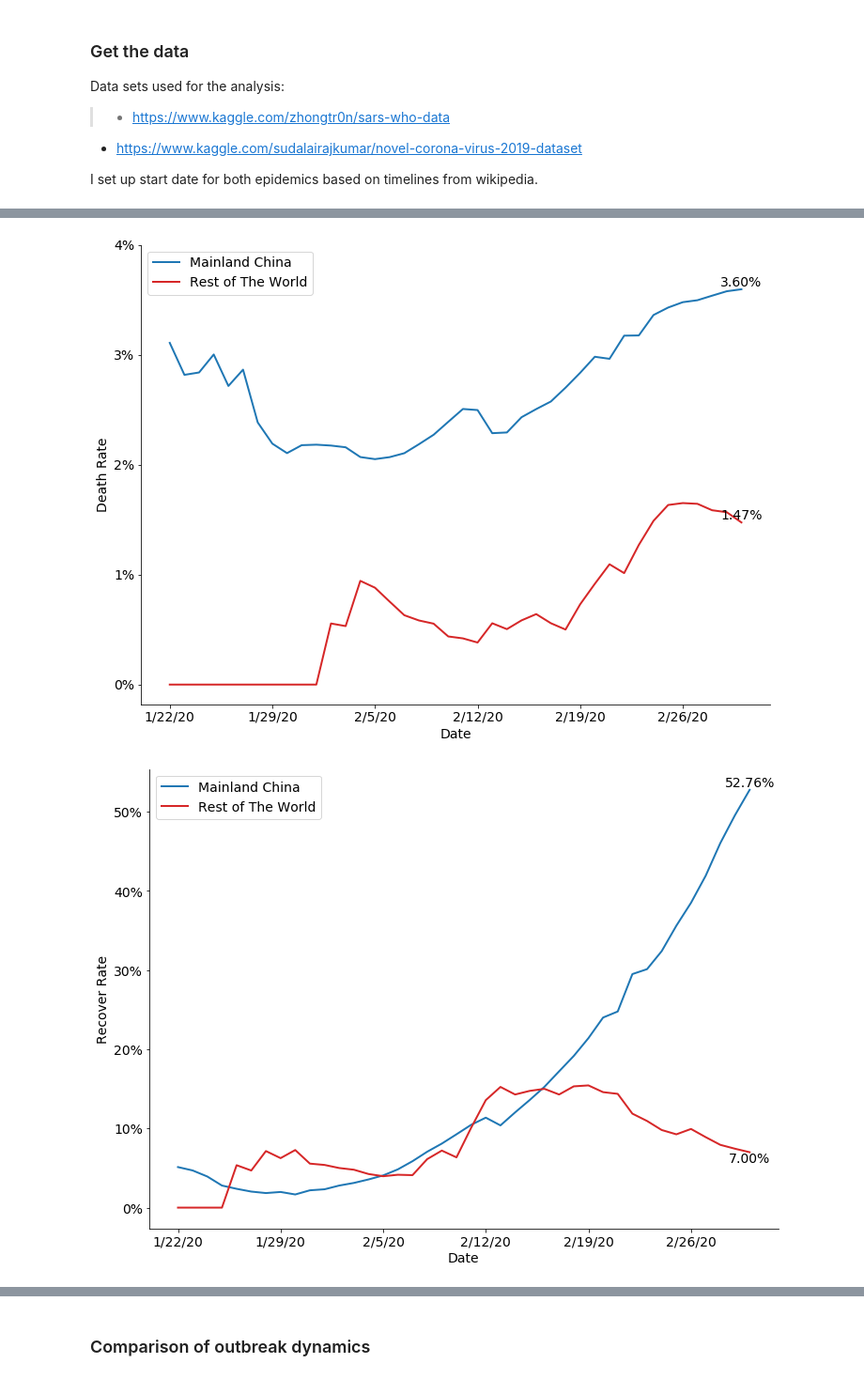
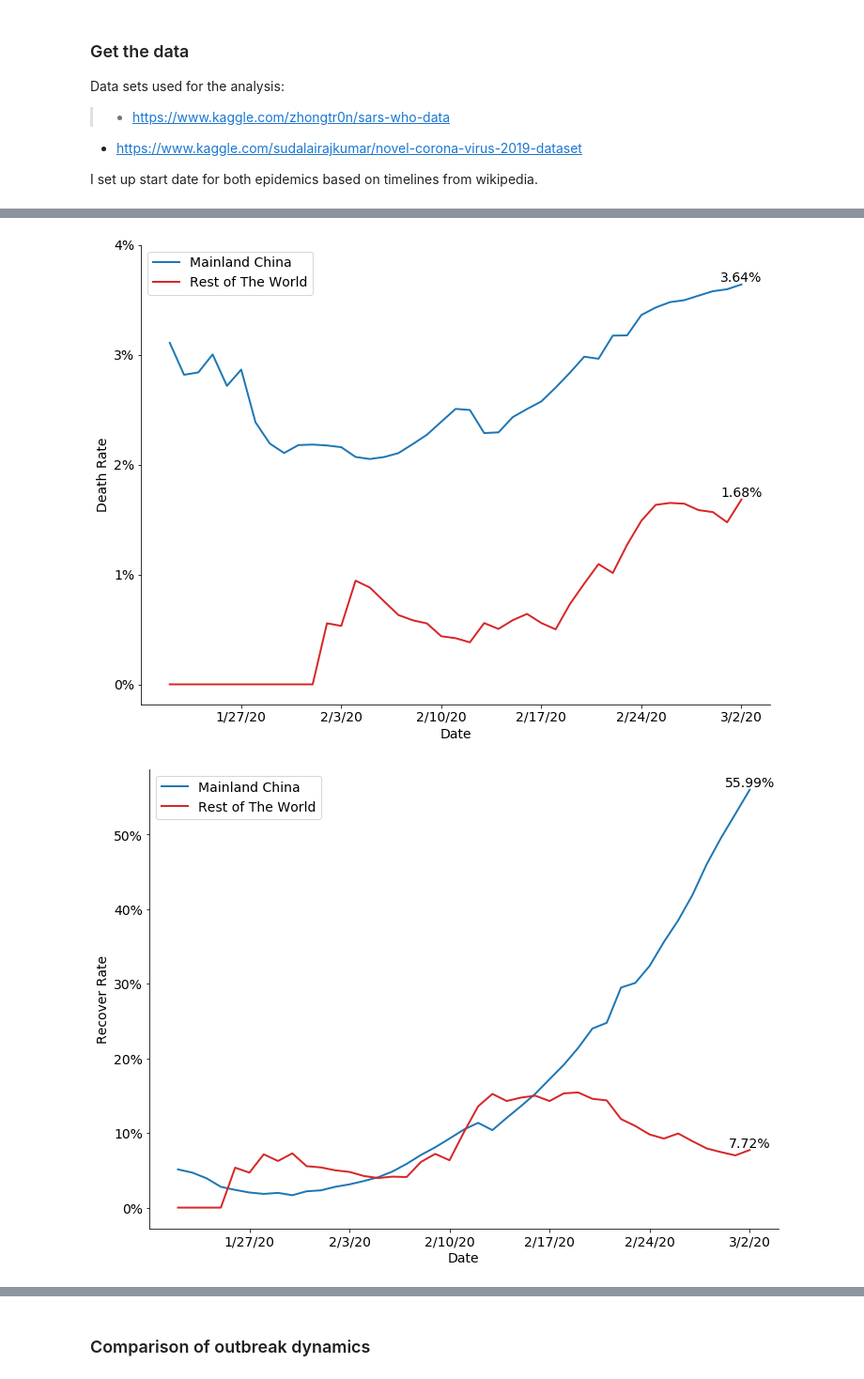
Before and after one commit to leifoo/covid19, a Jupyter notebook: plot.ipynb, the cells around one changed output, grey strips where cells are left out. Shown at 94% size. Saved outputs shown, nothing was run; the diff lists cells and outputs as text; code cells hidden in the pictures.

```diff
--- a/plot.ipynb
+++ b/plot.ipynb
@@ -97,5 +97,7 @@ with open(recover, newline='') as csvfile:
                     rest_recover[j] += int(row[j+4])
 
     print(china_recover, rest_recover)
+
+date = heading[4:]
 # %% [output]
 ['Province/State', 'Country/Region', 'Lat', 'Long', '1/22/20', '1/23/20', '1/24/20', '1/25/20', '1/26/20', '1/27/20', '1/28/20', '1/29/20', '1/30/20', '1/31/20', '2/1/20', '2/2/20', '2/3/20', '2/4/20' ...
@@ -194,15 +201,15 @@ china_death_rate = [float(china_death[i])/float(china_confirm[i]) for i in range
 rest_death_rate  = [float(rest_death[i])/float(rest_confirm[i]) for i in range(len(rest_recover))]
 
 fig, ax = plt.subplots(figsize=(12, 9))
-ax.plot(heading[4:], china_death_rate, lw=2, label="Mainland China")
+ax.plot(date, china_death_rate, lw=2, label="Mainland China")
 plt.xlabel('Date', fontsize=14)
 plt.ylabel('Death Rate', fontsize=14)
 plt.text(num_days-1, china_death_rate[-1], "%.2f%s" %(china_death_rate[-1]*100, "%"), va="bottom", ha="center", fontsize=14)
 
-ax.plot(heading[4:], rest_death_rate, lw=2, color=tableau20[6], label="Rest of The World")
+ax.plot(date, rest_death_rate, lw=2, color=tableau20[6], label="Rest of The World")
 plt.xlabel('Date', fontsize=14)
 plt.ylabel('Death Rate', fontsize=14)
-plt.xticks(heading[4::7], fontsize=14)
+plt.xticks(date[::-7], fontsize=14)
 plt.yticks([i/100 for i in range(0, 5, 1)], [str(x) + "%" for x in range(0, 5, 1)], fontsize=14)
 plt.text(num_days-1, rest_death_rate[-1], "%.2f%s" %(rest_death_rate[-1]*100, "%"), va="bottom", ha="center", fontsize=14)
 plt.legend(loc='upper left', prop={'size':14})
@@ -213,34 +220,34 @@ ax.spines["right"].set_visible(False)
 
 plt.show()
 # %% [output]
-[figure, old version]
+[figure, new version]
 # %%
 # Recovered rate
 china_recover_rate = [float(china_recover[i])/float(china_confirm[i]) for i in range(len(china_recover))]
 rest_recover_rate  = [float(rest_recover[i])/float(rest_confirm[i]) for i in range(len(rest_recover))]
 
 fig, ax = plt.subplots(figsize=(12, 9))
-ax.plot(heading[4:], china_recover_rate, lw=2, color=tableau20[0], label='Mainland China')
+ax.plot(date, china_recover_rate, lw=2, color=tableau20[0], label='Mainland China')
 plt.xlabel('Date', fontsize=14)
 plt.ylabel('Recover Rate', fontsize=14)
 plt.text(num_days-1, china_recover_rate[-1], "%.2f%s" %(china_recover_rate[-1]*100, "%"), va="bottom", ha="center", fontsize=14)
 
-ax.plot(heading[4:], rest_recover_rate, lw=2, color=tableau20[6], label="Rest of The World")
+ax.plot(date, rest_recover_rate, lw=2, color=tableau20[6], label="Rest of The World")
 plt.xlabel('Date', fontsize=14)
 plt.ylabel('Recover Rate', fontsize=14)
-plt.xticks(heading[4::7], fontsize=14)
+plt.xticks(date[::-7], fontsize=14)
 plt.yticks([i/100 for i in range(0, 51, 10)], [str(x) + "%" for x in range(0, 51, 10)], fontsize=14)
-plt.text(num_days-1, rest_recover_rate[-1], "%.2f%s" %(rest_recover_rate[-1]*100, "%"), va="top", ha="center", fontsize=14)
+plt.text(num_days-1, rest_recover_rate[-1], "%.2f%s" %(rest_recover_rate[-1]*100, "%"), va="bottom", ha="center", fontsize=14)
 
 plt.legend(loc='upper left', prop={'size':14})
 
 # Remove the plot frame lines. They are unnecessary chartjunk.
 ax.spines["top"].set_visible(False)
 ax.spines["right"].set_visible(False)
 
 plt.show()
 # %% [output]
-[figure, old version]
+[figure, new version]
 # %%
 # Filling
 fig, ax = plt.subplots(figsize=(12, 9))
```
Also changed, not shown: parts of 8 cells of this notebook, 3 other files.
